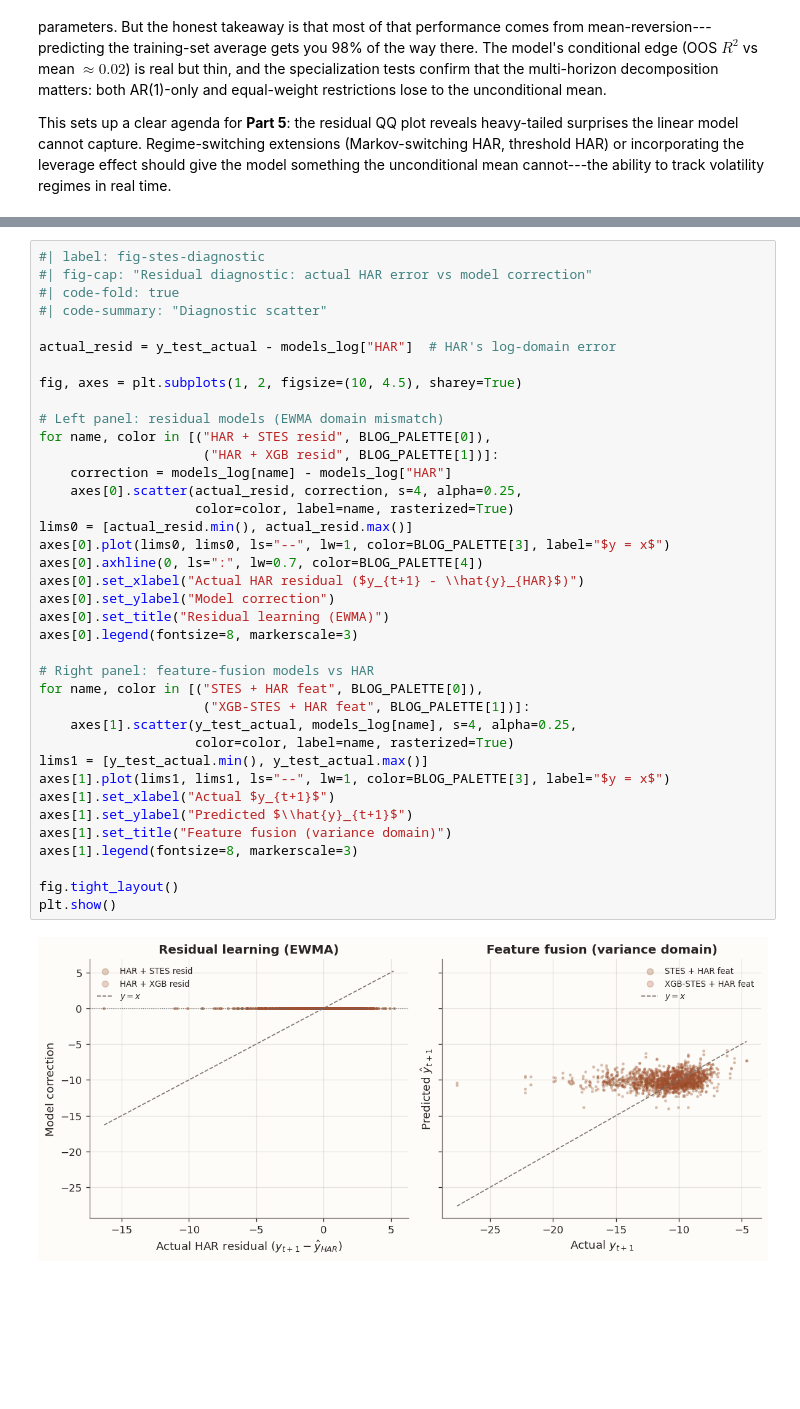
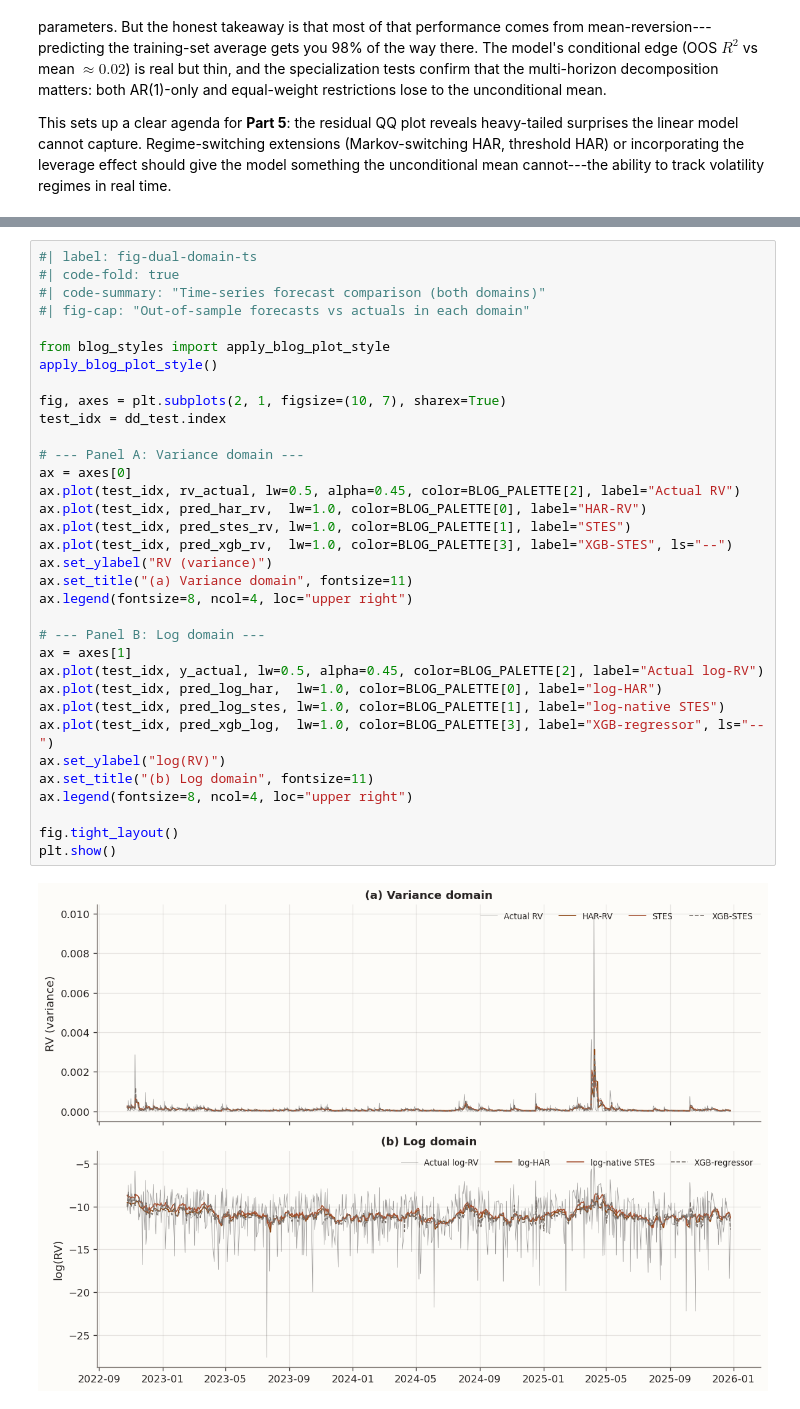
Before and after one commit to steveya/steveya.github.io, a Jupyter notebook: posts/volatility-forecast-4/draft.ipynb, the cells around one changed output, grey strips where cells are left out. Drawn from its saved outputs; the diff is of its cells as text; blank space fills up the shorter version.

```diff
--- a/posts/volatility-forecast-4/draft.ipynb
+++ b/posts/volatility-forecast-4/draft.ipynb
@@ -797,41 +927,37 @@ display(style_results_table(comp_df, precision=4, index_col="Model"))
 # %%
-#| label: fig-stes-diagnostic
-#| fig-cap: "Residual diagnostic: actual HAR error vs model correction"
+#| label: fig-dual-domain-ts
 #| code-fold: true
-#| code-summary: "Diagnostic scatter"
+#| code-summary: "Time-series forecast comparison (both domains)"
+#| fig-cap: "Out-of-sample forecasts vs actuals in each domain"
 
-actual_resid = y_test_actual - models_log["HAR"]  # HAR's log-domain error
+from blog_styles import apply_blog_plot_style
+apply_blog_plot_style()
 
-fig, axes = plt.subplots(1, 2, figsize=(10, 4.5), sharey=True)
+fig, axes = plt.subplots(2, 1, figsize=(10, 7), sharex=True)
+test_idx = dd_test.index
 
-# Left panel: residual models (EWMA domain mismatch)
-for name, color in [("HAR + STES resid", BLOG_PALETTE[0]),
-                     ("HAR + XGB resid", BLOG_PALETTE[1])]:
-    correction = models_log[name] - models_log["HAR"]
-    axes[0].scatter(actual_resid, correction, s=4, alpha=0.25,
-                    color=color, label=name, rasterized=True)
-lims0 = [actual_resid.min(), actual_resid.max()]
-axes[0].plot(lims0, lims0, ls="--", lw=1, color=BLOG_PALETTE[3], label="$y = x$")
-axes[0].axhline(0, ls=":", lw=0.7, color=BLOG_PALETTE[4])
-axes[0].set_xlabel("Actual HAR residual ($y_{t+1} - \\hat{y}_{HAR}$)")
-axes[0].set_ylabel("Model correction")
-axes[0].set_title("Residual learning (EWMA)")
-axes[0].legend(fontsize=8, markerscale=3)
+# --- Panel A: Variance domain ---
+ax = axes[0]
+ax.plot(test_idx, rv_actual, lw=0.5, alpha=0.45, color=BLOG_PALETTE[2], label="Actual RV")
+ax.plot(test_idx, pred_har_rv,  lw=1.0, color=BLOG_PALETTE[0], label="HAR-RV")
+ax.plot(test_idx, pred_stes_rv, lw=1.0, color=BLOG_PALETTE[1], label="STES")
+ax.plot(test_idx, pred_xgb_rv,  lw=1.0, color=BLOG_PALETTE[3], label="XGB-STES", ls="--")
+ax.set_ylabel("RV (variance)")
+ax.set_title("(a) Variance domain", fontsize=11)
+ax.legend(fontsize=8, ncol=4, loc="upper right")
 
-# Right panel: feature-fusion models vs HAR
-for name, color in [("STES + HAR feat", BLOG_PALETTE[0]),
-                     ("XGB-STES + HAR feat", BLOG_PALETTE[1])]:
-    axes[1].scatter(y_test_actual, models_log[name], s=4, alpha=0.25,
-                    color=color, label=name, rasterized=True)
-lims1 = [y_test_actual.min(), y_test_actual.max()]
-axes[1].plot(lims1, lims1, ls="--", lw=1, color=BLOG_PALETTE[3], label="$y = x$")
-axes[1].set_xlabel("Actual $y_{t+1}$")
-axes[1].set_ylabel("Predicted $\\hat{y}_{t+1}$")
-axes[1].set_title("Feature fusion (variance domain)")
-axes[1].legend(fontsize=8, markerscale=3)
+# --- Panel B: Log domain ---
+ax = axes[1]
+ax.plot(test_idx, y_actual, lw=0.5, alpha=0.45, color=BLOG_PALETTE[2], label="Actual log-RV")
+ax.plot(test_idx, pred_log_har,  lw=1.0, color=BLOG_PALETTE[0], label="log-HAR")
+ax.plot(test_idx, pred_log_stes, lw=1.0, color=BLOG_PALETTE[1], label="log-native STES")
+ax.plot(test_idx, pred_xgb_log,  lw=1.0, color=BLOG_PALETTE[3], label="XGB-regressor", ls="--")
+ax.set_ylabel("log(RV)")
+ax.set_title("(b) Log domain", fontsize=11)
+ax.legend(fontsize=8, ncol=4, loc="upper right")
 
 fig.tight_layout()
 plt.show()
 # %% [output]
-[figure, old version]
+[figure, new version]
 # %% [markdown]
```
Also changed, not shown: parts of 4 cells of this notebook.
